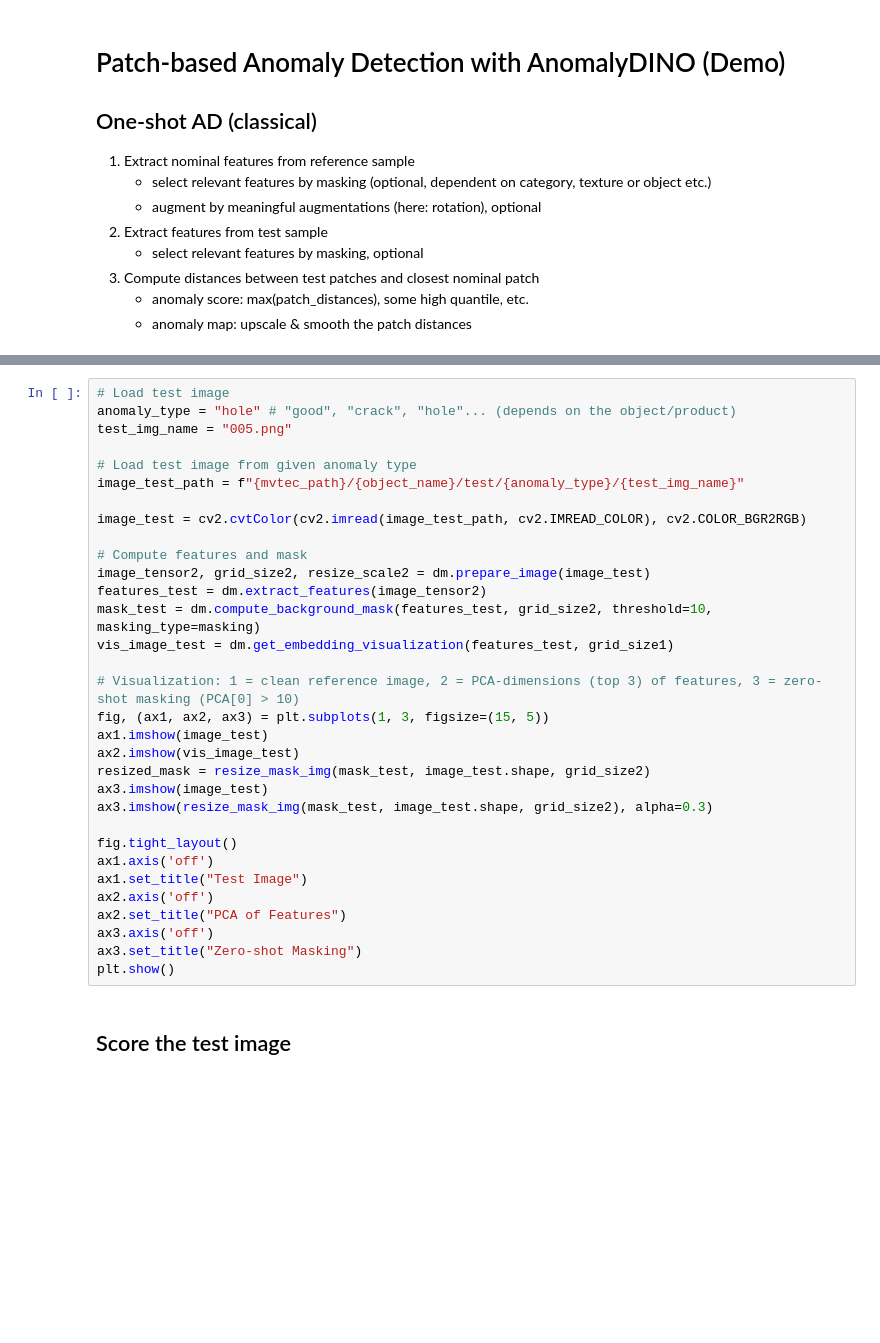
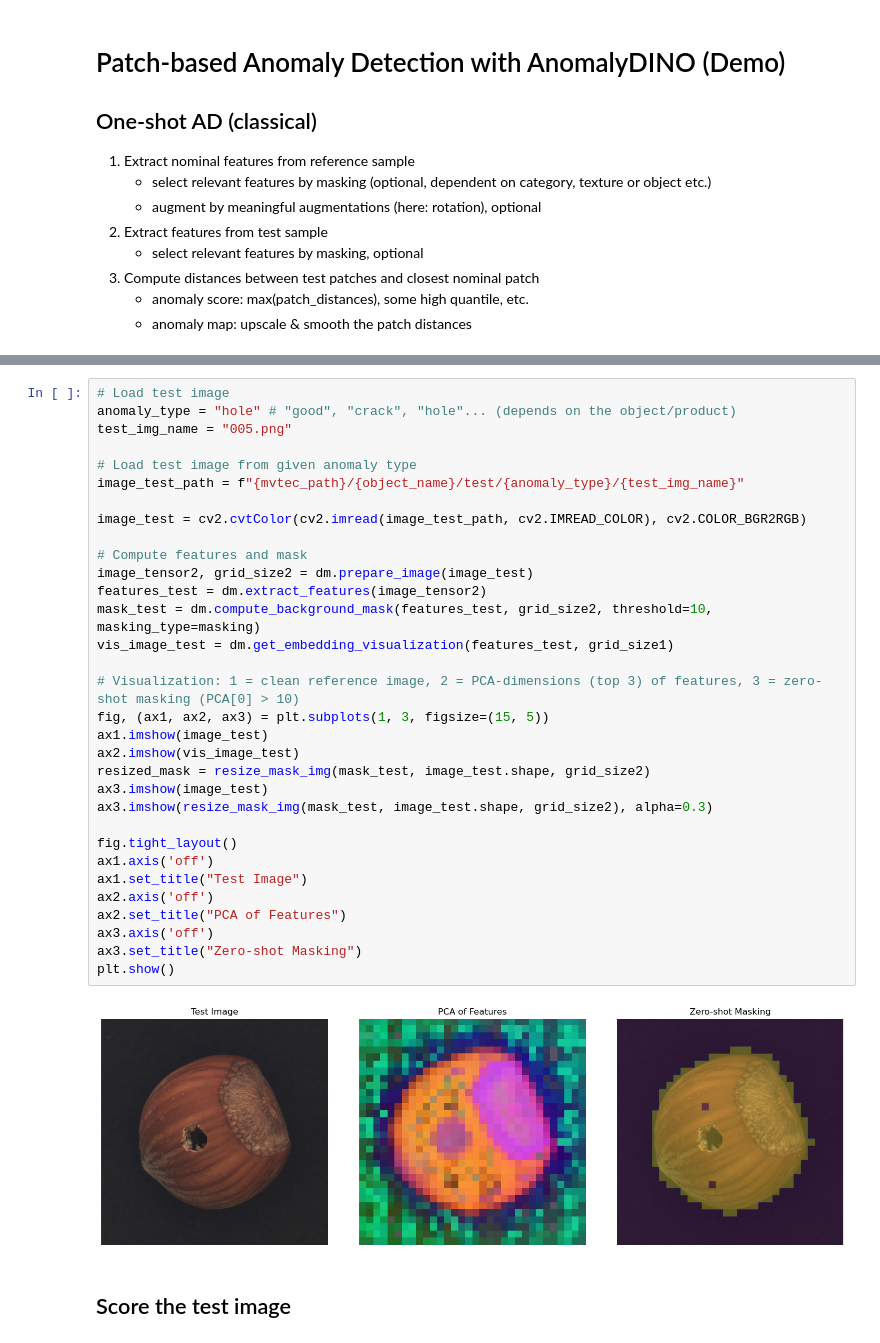
Before and after one commit to dammsi/AnomalyDINO, a Jupyter notebook: demo_AnomalyDINO.ipynb, the cells around one changed output, grey strips where cells are left out. Saved outputs shown, nothing was run; the diff lists cells and outputs as text; blank space fills up the shorter version.

```diff
--- a/demo_AnomalyDINO.ipynb
+++ b/demo_AnomalyDINO.ipynb
@@ -111,34 +118,36 @@ plt.show()
 # Load test image
 anomaly_type = "hole" # "good", "crack", "hole"... (depends on the object/product)
 test_img_name = "005.png"
 
 # Load test image from given anomaly type
 image_test_path = f"{mvtec_path}/{object_name}/test/{anomaly_type}/{test_img_name}"
 
 image_test = cv2.cvtColor(cv2.imread(image_test_path, cv2.IMREAD_COLOR), cv2.COLOR_BGR2RGB)
 
 # Compute features and mask
-image_tensor2, grid_size2, resize_scale2 = dm.prepare_image(image_test)
+image_tensor2, grid_size2 = dm.prepare_image(image_test)
 features_test = dm.extract_features(image_tensor2)
 mask_test = dm.compute_background_mask(features_test, grid_size2, threshold=10, masking_type=masking)
 vis_image_test = dm.get_embedding_visualization(features_test, grid_size1)
 
 # Visualization: 1 = clean reference image, 2 = PCA-dimensions (top 3) of features, 3 = zero-shot masking (PCA[0] > 10)
 fig, (ax1, ax2, ax3) = plt.subplots(1, 3, figsize=(15, 5))
 ax1.imshow(image_test)
 ax2.imshow(vis_image_test)
 resized_mask = resize_mask_img(mask_test, image_test.shape, grid_size2)
 ax3.imshow(image_test)
 ax3.imshow(resize_mask_img(mask_test, image_test.shape, grid_size2), alpha=0.3)
 
 fig.tight_layout()
 ax1.axis('off')
 ax1.set_title("Test Image")
 ax2.axis('off')
 ax2.set_title("PCA of Features")
 ax3.axis('off')
 ax3.set_title("Zero-shot Masking")
 plt.show()
+# %% [output]
+[figure, added]
 # %% [markdown]
 ## Score the test image
 # %%
```
Also changed, not shown: parts of 4 cells of this notebook, 1 other file.
